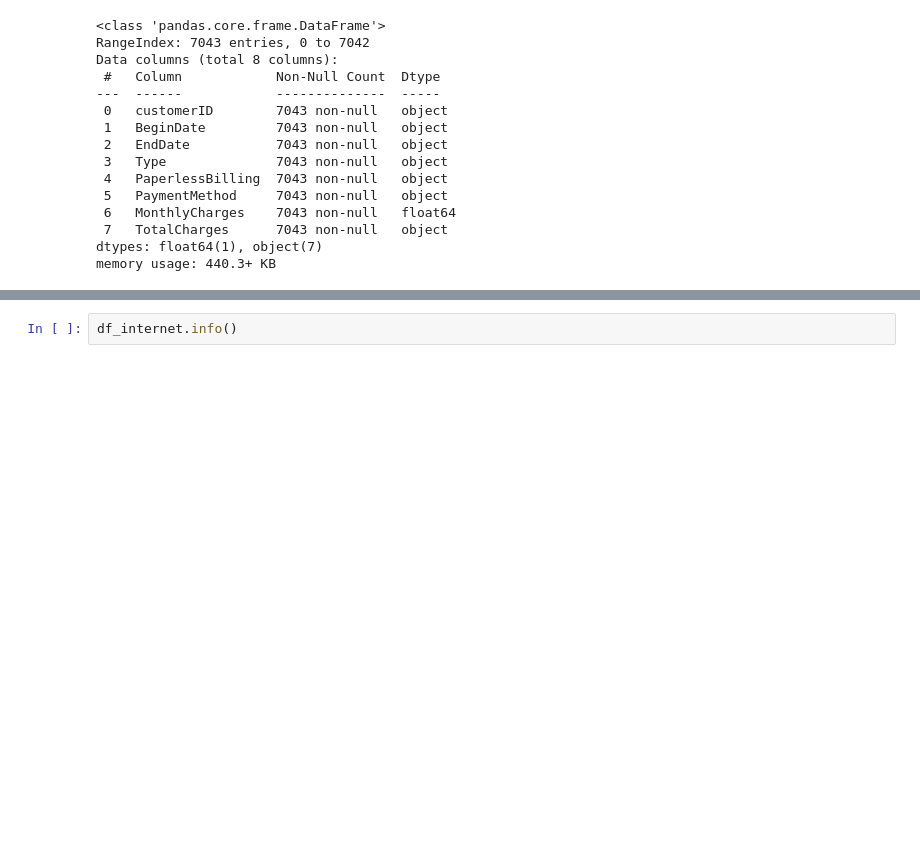
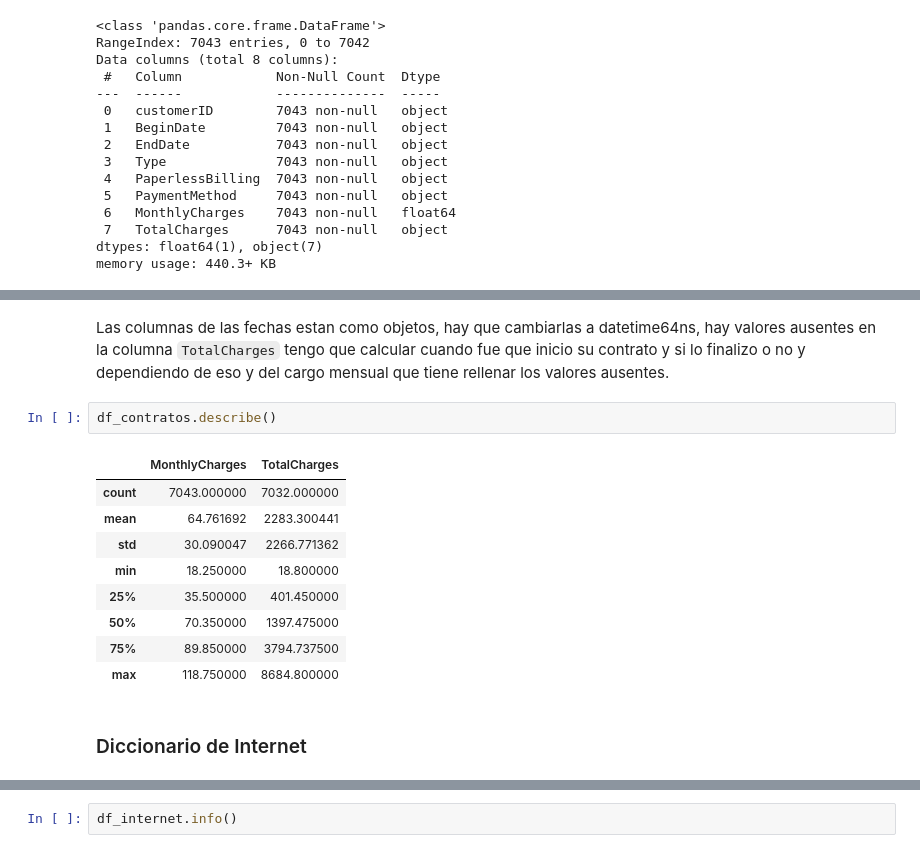
Before and after one commit to JuanPapi84/Fuga_de_Clientes, a Jupyter notebook: insight/Plan de Trabajo.ipynb, the cells around one changed output, grey strips where cells are left out. Saved outputs shown, nothing was run; the diff lists cells and outputs as text; blank space fills up the shorter version.

```diff
--- a/insight/Plan de Trabajo.ipynb
+++ b/insight/Plan de Trabajo.ipynb
@@ -144,0 +219,16 @@ Las columnas de las fechas estan como objetos, hay que cambiarlas a datetime64ns
+# %% [markdown]
+Las columnas de las fechas estan como objetos, hay que cambiarlas a datetime64ns, hay valores ausentes en la columna `TotalCharges` tengo que calcular cuando fue que inicio su contrato y si lo finalizo o no y dependiendo de eso y del cargo mensual que tiene rellenar los valores ausentes.
+# %%
+df_contratos.describe()
+# %% [output]
+|  | MonthlyCharges | TotalCharges |
+| count | 7043.000000 | 7032.000000 |
+| mean | 64.761692 | 2283.300441 |
+| std | 30.090047 | 2266.771362 |
+| min | 18.250000 | 18.800000 |
+| 25% | 35.500000 | 401.450000 |
+| 50% | 70.350000 | 1397.475000 |
+| 75% | 89.850000 | 3794.737500 |
+| max | 118.750000 | 8684.800000 |
+# %% [markdown]
+### Diccionario de Internet
```
Also changed, not shown: parts of 38 cells of this notebook.
